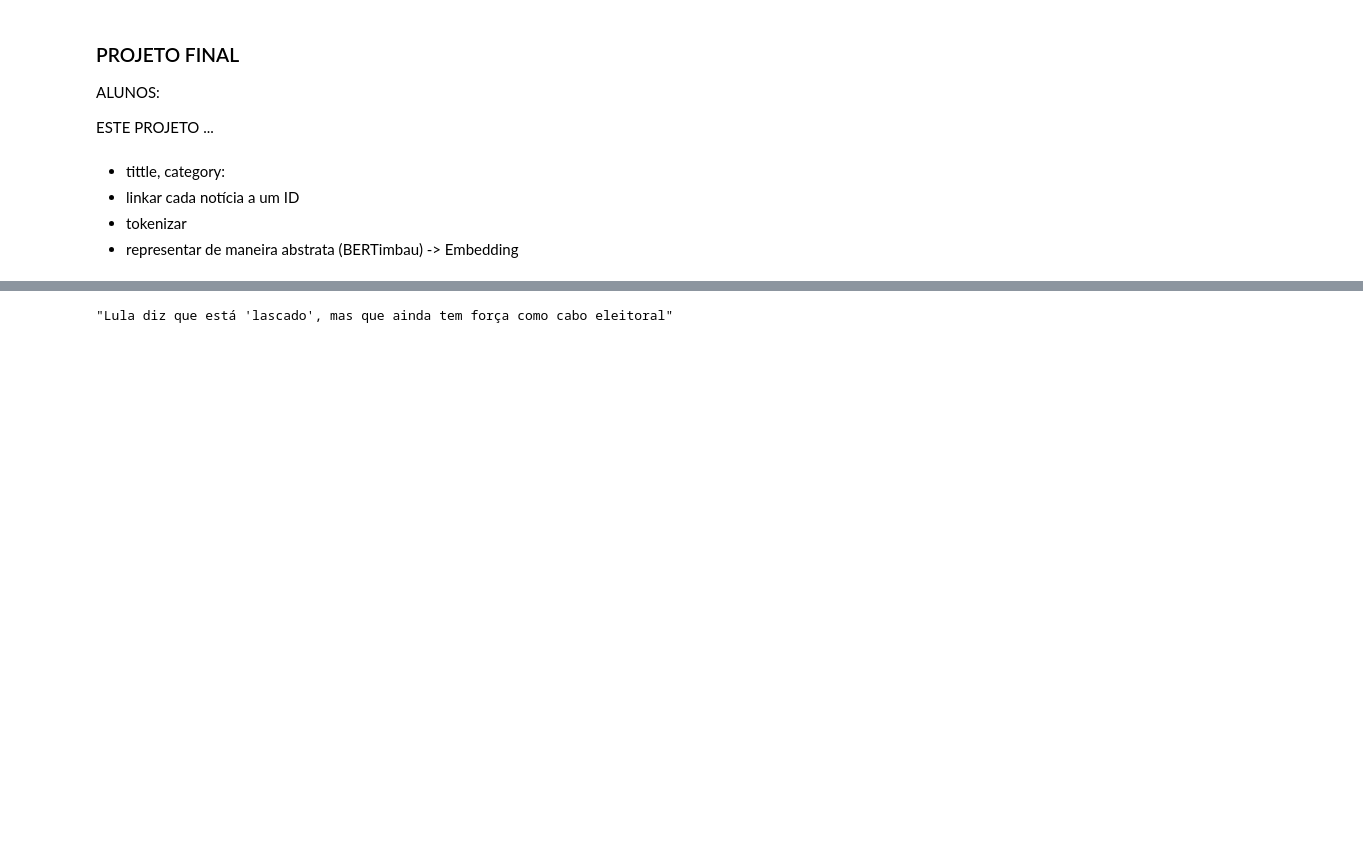
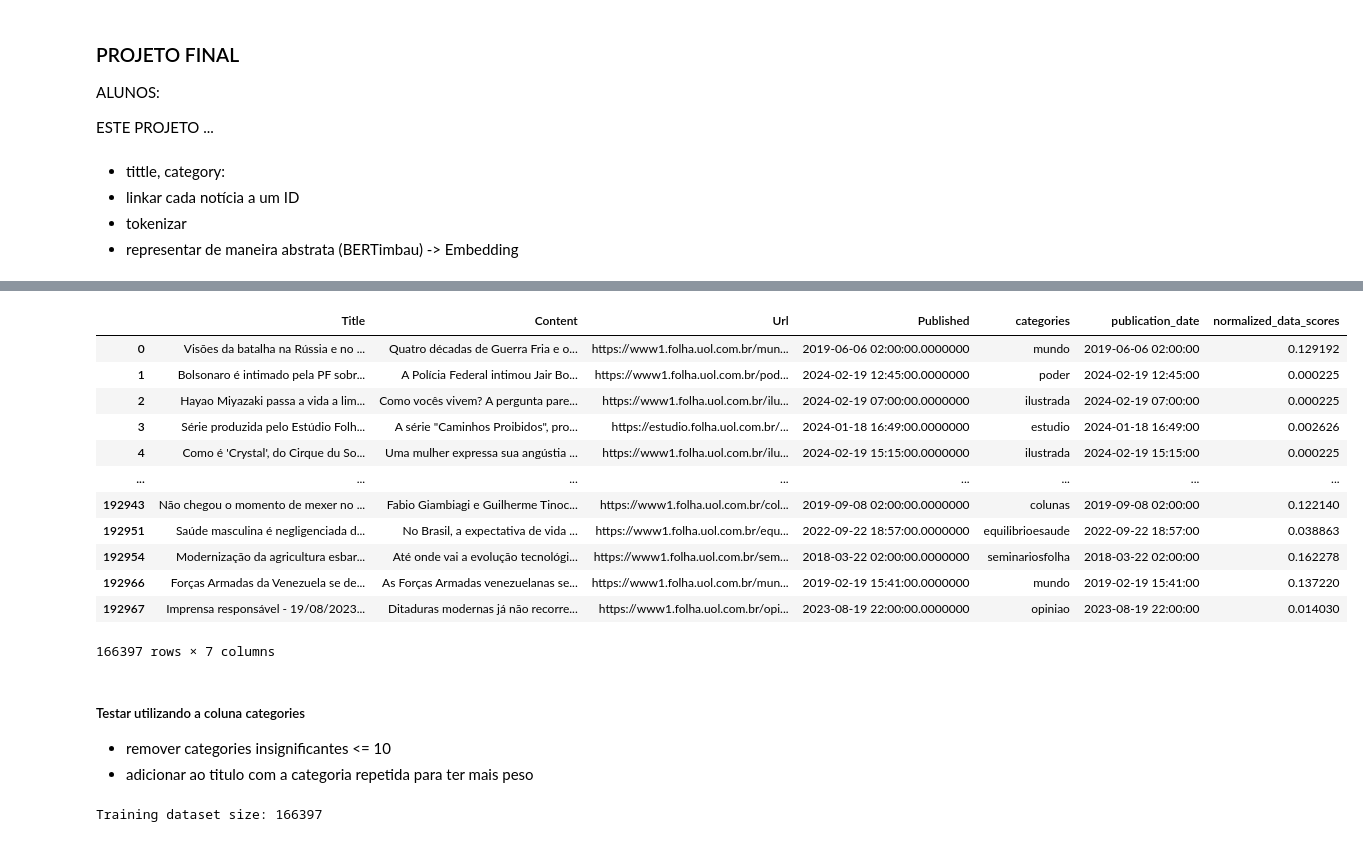
Before and after one commit to caiochacon/agregador-de-noticias, a Jupyter notebook: notebooks/recommendation_system.ipynb, the cells around one changed output, grey strips where cells are left out. Saved outputs shown, nothing was run; the diff lists cells and outputs as text; code cells hidden in the pictures; blank space fills up the shorter version.

```diff
--- a/notebooks/recommendation_system.ipynb
+++ b/notebooks/recommendation_system.ipynb
@@ -38,4 +76,16 @@ df_folha.drop(columns=["subcategory"])
 # %%
-df_folha.title[0]
+df_folha
 # %% [output]
+|  | Title | Content | Url | Published | categories | publication_date | normalized_data_scores |
+| 0 | Visões da batalha na Rússia e no ... | Quatro décadas de Guerra Fria e o... | https://www1.folha.uol.com.br/mun... | 2019-06-06 02:00:00.0000000 | mundo | 2019-06-06 02:00:00 | 0.129192 |
+| 1 | Bolsonaro é intimado pela PF sobr... | A Polícia Federal intimou Jair Bo... | https://www1.folha.uol.com.br/pod... | 2024-02-19 12:45:00.0000000 | poder | 2024-02-19 12:45:00 | 0.000225 |
+| 2 | Hayao Miyazaki passa a vida a lim... | Como vocês vivem? A pergunta pare... | https://www1.folha.uol.com.br/ilu... | 2024-02-19 07:00:00.0000000 | ilustrada | 2024-02-19 07:00:00 | 0.000225 |
+| 3 | Série produzida pelo Estúdio Folh... | A série "Caminhos Proibidos", pro... | https://estudio.folha.uol.com.br/... | 2024-01-18 16:49:00.0000000 | estudio | 2024-01-18 16:49:00 | 0.002626 |
+| 4 | Como é 'Crystal', do Cirque du So... | Uma mulher expressa sua angústia ... | https://www1.folha.uol.com.br/ilu... | 2024-02-19 15:15:00.0000000 | ilustrada | 2024-02-19 15:15:00 | 0.000225 |
+| ... | ... | ... | ... | ... | ... | ... | ... |
+| 192943 | Não chegou o momento de mexer no ... | Fabio Giambiagi e Guilherme Tinoc... | https://www1.folha.uol.com.br/col... | 2019-09-08 02:00:00.0000000 | colunas | 2019-09-08 02:00:00 | 0.122140 |
+| 192951 | Saúde masculina é negligenciada d... | No Brasil, a expectativa de vida ... | https://www1.folha.uol.com.br/equ... | 2022-09-22 18:57:00.0000000 | equilibrioesaude | 2022-09-22 18:57:00 | 0.038863 |
+| 192954 | Modernização da agricultura esbar... | Até onde vai a evolução tecnológi... | https://www1.folha.uol.com.br/sem... | 2018-03-22 02:00:00.0000000 | seminariosfolha | 2018-03-22 02:00:00 | 0.162278 |
+| 192966 | Forças Armadas da Venezuela se de... | As Forças Armadas venezuelanas se... | https://www1.folha.uol.com.br/mun... | 2019-02-19 15:41:00.0000000 | mundo | 2019-02-19 15:41:00 | 0.137220 |
+| 192967 | Imprensa responsável - 19/08/2023... | Ditaduras modernas já não recorre... | https://www1.folha.uol.com.br/opi... | 2023-08-19 22:00:00.0000000 | opiniao | 2023-08-19 22:00:00 | 0.014030 |
-"Lula diz que está 'lascado', mas que ainda tem força como cabo eleitoral"
+166397 rows × 7 columns
@@ -45,0 +92,10 @@ df_folha.to_csv("../dataset/news_folha.csv", index=False)
+# %% [markdown]
+##### Testar utilizando a coluna categories
+ - remover categories insignificantes <= 10
+ - adicionar ao titulo com a categoria repetida para ter mais peso
+# %%
+data_train = df_folha[['Title','Content', 'normalized_data_scores']].copy()
+
+print('Training dataset size:', len(data_train))
+# %% [output]
+Training dataset size: 166397
```
Also changed, not shown: parts of 24 cells of this notebook, 3 other files.
